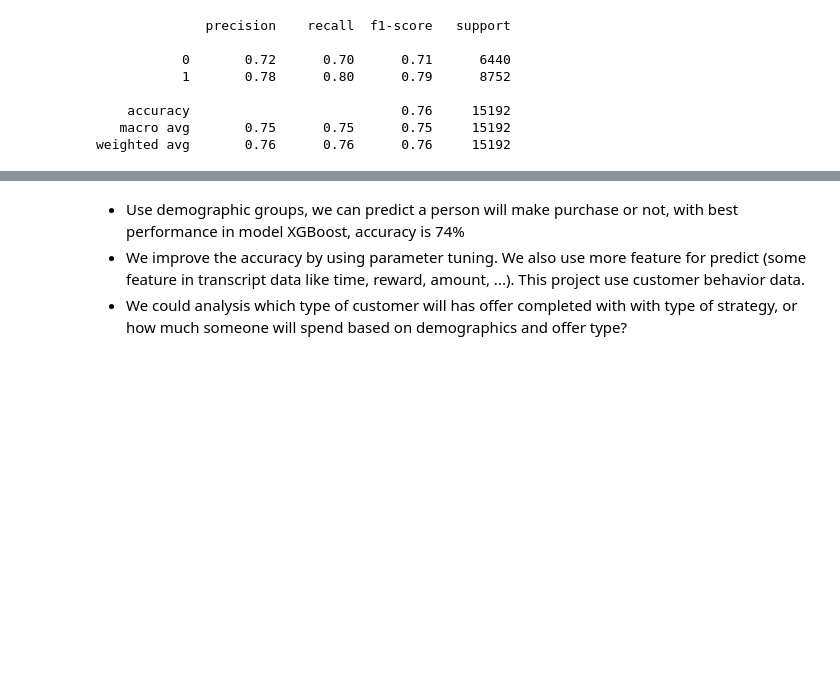
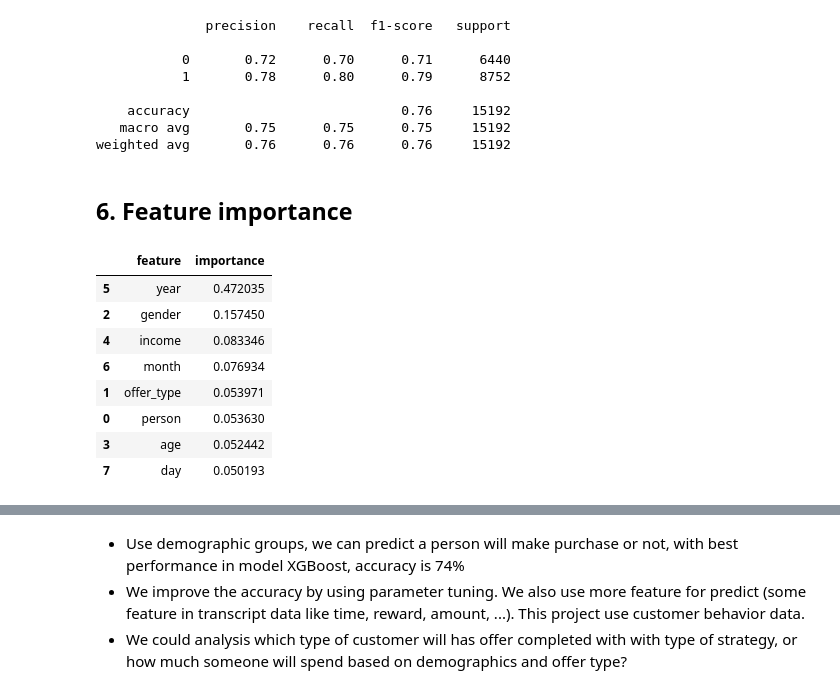
Before and after one commit to yencth/Starsbuck-analysis, a Jupyter notebook: Starbucks_Capstone_notebook.ipynb, the cells around one changed output, grey strips where cells are left out. Drawn from its saved outputs; the diff is of its cells as text; code cells hidden in the pictures; blank space fills up the shorter version.

```diff
--- a/Starbucks_Capstone_notebook.ipynb
+++ b/Starbucks_Capstone_notebook.ipynb
@@ -747,3 +761,18 @@ print(classification_report(y_test, y_pred))
     accuracy                           0.76     15192
    macro avg       0.75      0.75      0.75     15192
 weighted avg       0.76      0.76      0.76     15192
+# %% [markdown]
+## 6. Feature importance
+# %%
+importance_df = pd.DataFrame({'feature': x_train.columns, 'importance': xgb_model.feature_importances_}).sort_values('importance', ascending=False).head(10)
+importance_df
+# %% [output]
+|  | feature | importance |
+| 5 | year | 0.472035 |
+| 2 | gender | 0.157450 |
+| 4 | income | 0.083346 |
+| 6 | month | 0.076934 |
+| 1 | offer_type | 0.053971 |
+| 0 | person | 0.053630 |
+| 3 | age | 0.052442 |
+| 7 | day | 0.050193 |
```
Also changed, not shown: parts of 11 cells of this notebook.
